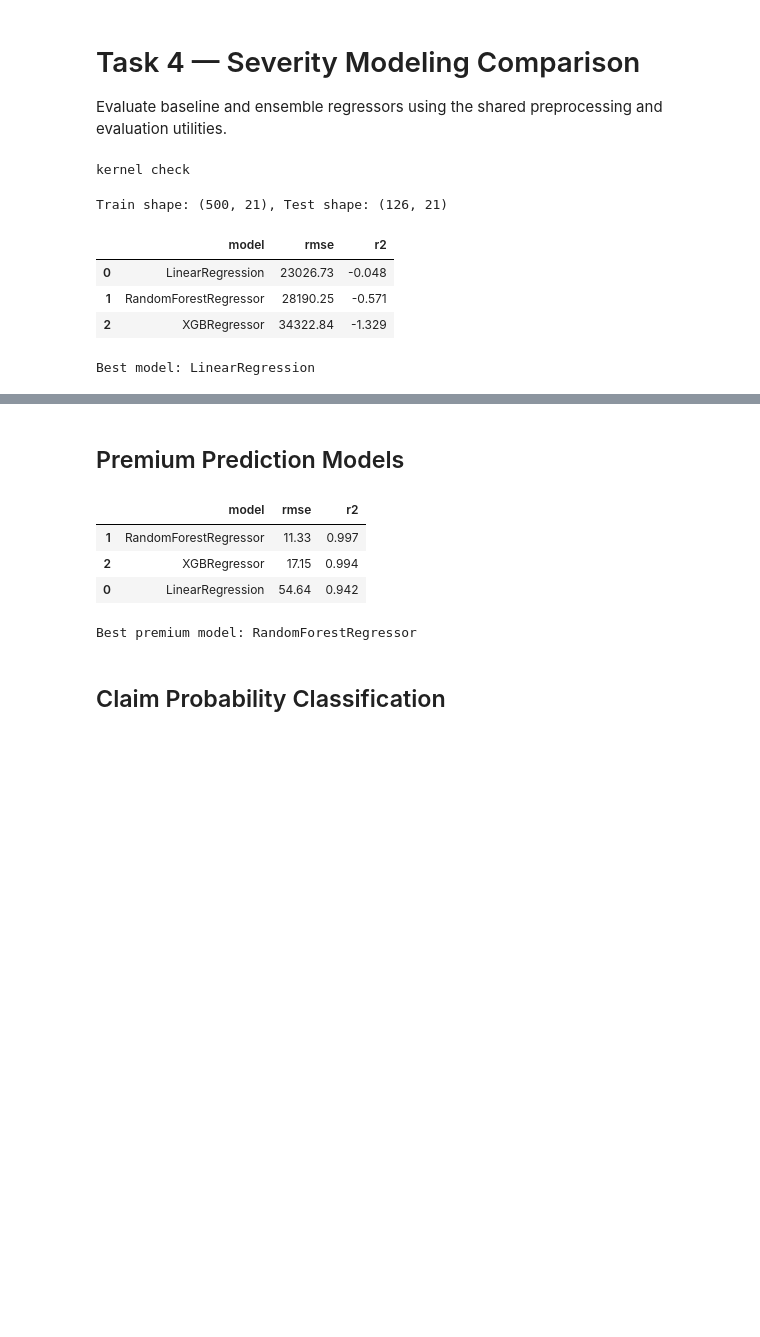
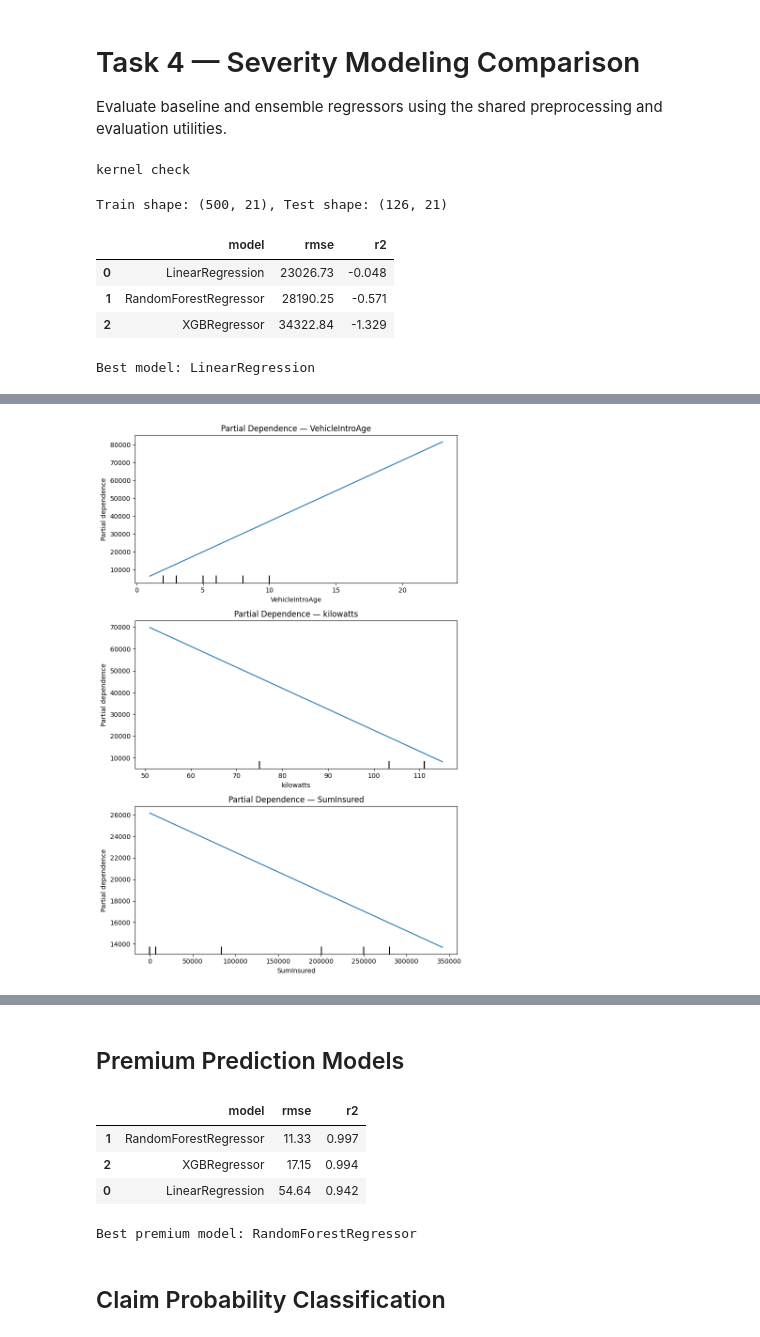
Before and after one commit to alemayehutseganew/Insurance-Risk-Analytics-And-Predictive-Modeling, a Jupyter notebook: notebooks/task4_modeling.ipynb, the cells around one changed output, grey strips where cells are left out. Cells and saved outputs as stored; diff of their text form; code cells hidden in the pictures; blank space fills up the shorter version.

```diff
--- a/notebooks/task4_modeling.ipynb
+++ b/notebooks/task4_modeling.ipynb
@@ -140,0 +169,47 @@ else:
+# %%
+import numpy as np
+
+if not results_df.empty:
+    best_model_name = results_df.iloc[0]["model"]
+    best_pipeline = trained_models[best_model_name]
+    importance = permutation_importance(
+        best_pipeline,
+        X_test,
+        y_test,
+        n_repeats=3,
+        random_state=42,
+        n_jobs=-1,
+    )
+    ordered_features = (
+        pd.Series(importance.importances_mean, index=X_test.columns)
+        .sort_values(ascending=False)
+        .index
+        .tolist()
+    )
+    numeric_candidates = [
+        feature
+        for feature in ordered_features
+        if pd.api.types.is_numeric_dtype(X_test[feature])
+    ]
+    if not numeric_candidates:
+        print("No numeric features available for PDP.")
+    else:
+        features_to_plot = numeric_candidates[:3]
+        fig, axes = plt.subplots(len(features_to_plot), 1, figsize=(8, 4 * len(features_to_plot)))
+        axes = axes if isinstance(axes, (list, np.ndarray)) else [axes]
+        for idx, feature in enumerate(features_to_plot):
+            PartialDependenceDisplay.from_estimator(
+                best_pipeline,
+                X_test,
+                [feature],
+                kind="average",
+                ax=axes[idx],
+                grid_resolution=20,
+            )
+            axes[idx].set_title(f"Partial Dependence — {feature}")
+        plt.tight_layout()
+        plt.show()
+else:
+    print("PDP skipped because no severity model is available.")
+# %% [output]
+[figure, added]
```
Also changed, not shown: parts of 7 cells of this notebook, 18 other files.
